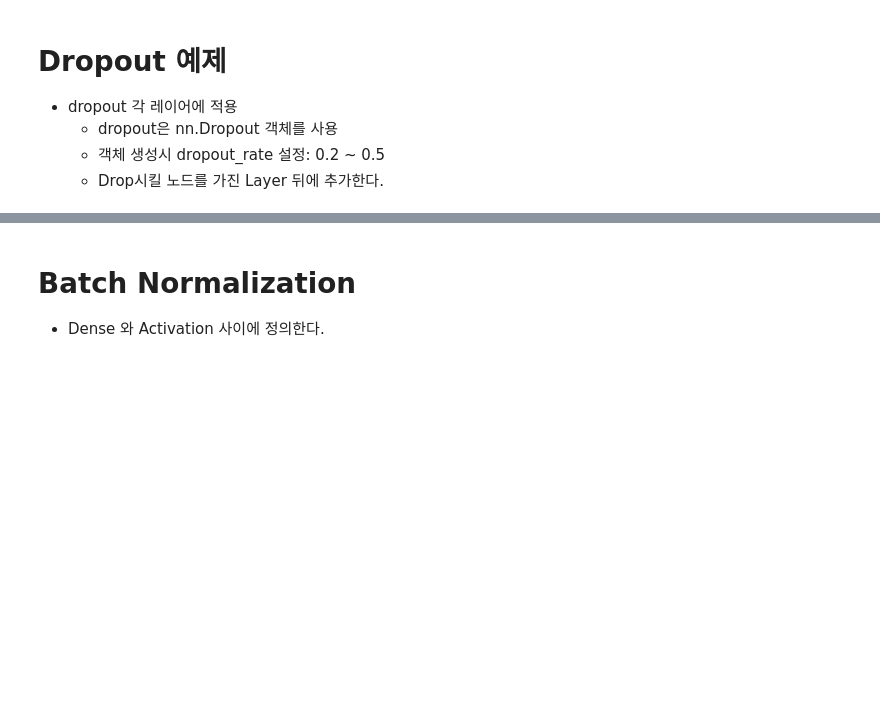
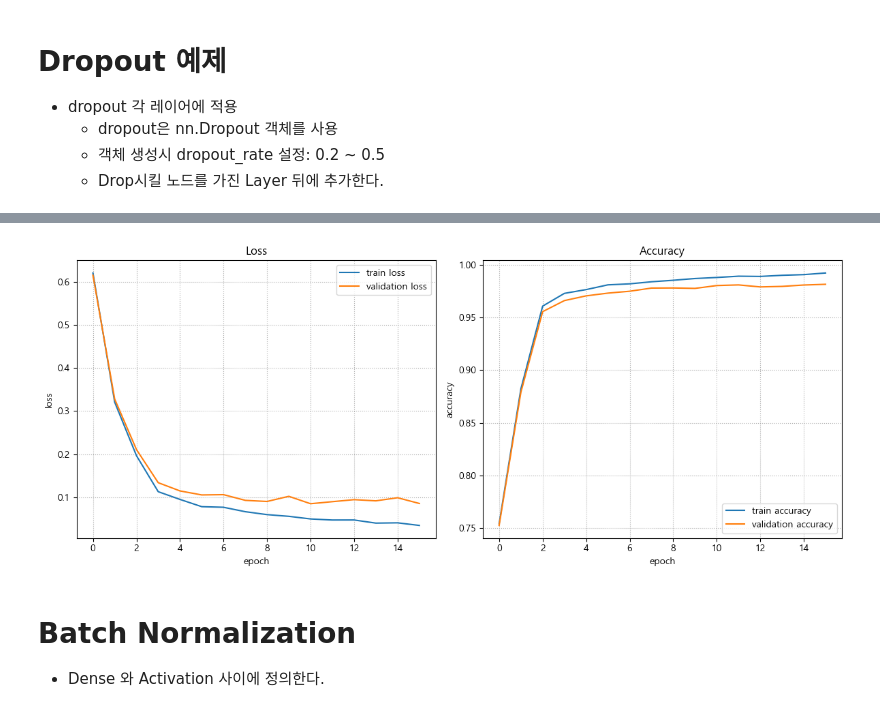
Before and after one commit to leeyonghyok/SKN31, a Jupyter notebook: 07_deeplearning/Lee_08_2_딥러닝모델_성능개선_예제.ipynb, the cells around one changed output, grey strips where cells are left out. Cells and saved outputs as stored; diff of their text form; code cells hidden in the pictures; blank space fills up the shorter version.

```diff
--- a/07_deeplearning/Lee_08_2_딥러닝모델_성능개선_예제.ipynb
+++ b/07_deeplearning/Lee_08_2_딥러닝모델_성능개선_예제.ipynb
@@ -472,3 +624,9 @@ train_loss_list3, train_acc_list3, valid_loss_list3, valid_acc_list3 = fit(
+# %%
+plot_fit_result(
+    train_loss_list3, train_acc_list3, valid_loss_list3, valid_acc_list3
+)
+# %% [output]
+[figure, added]
 # %% [markdown]
 # Batch Normalization
 
```
Also changed, not shown: parts of 24 cells of this notebook, 11 other files.
